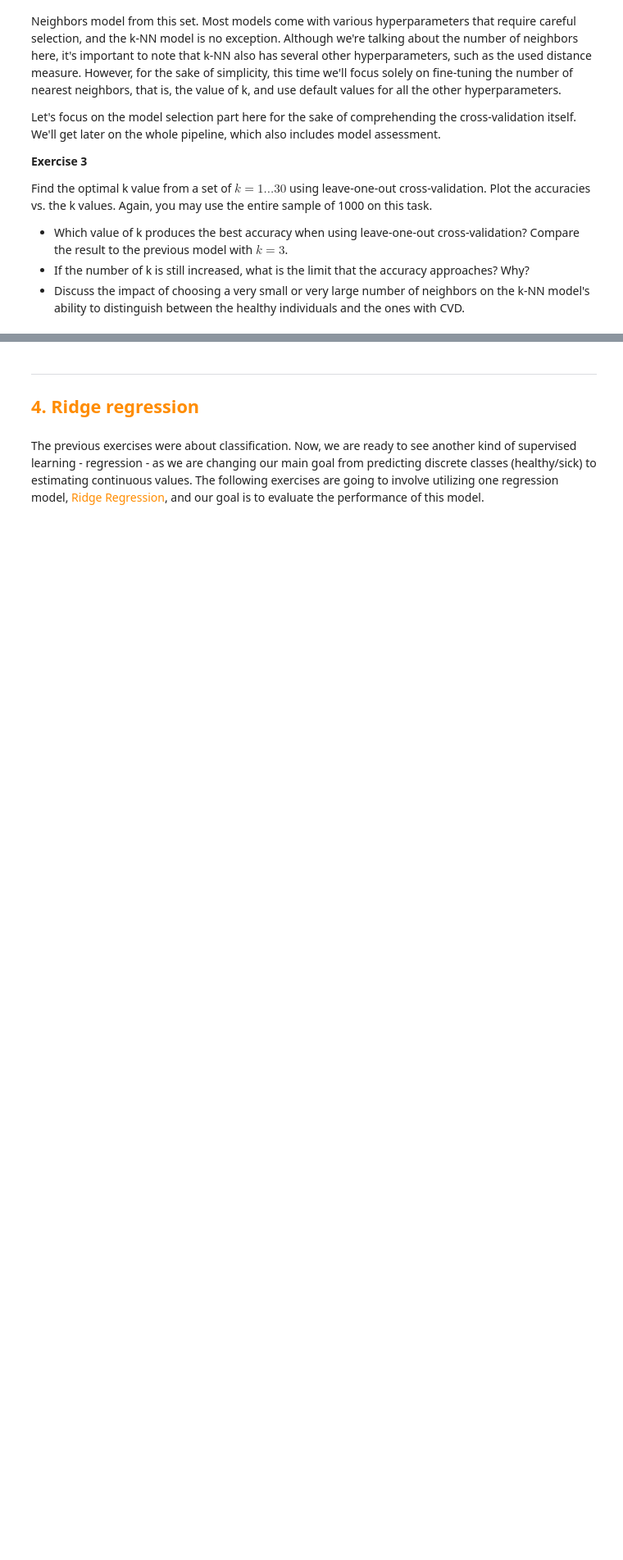
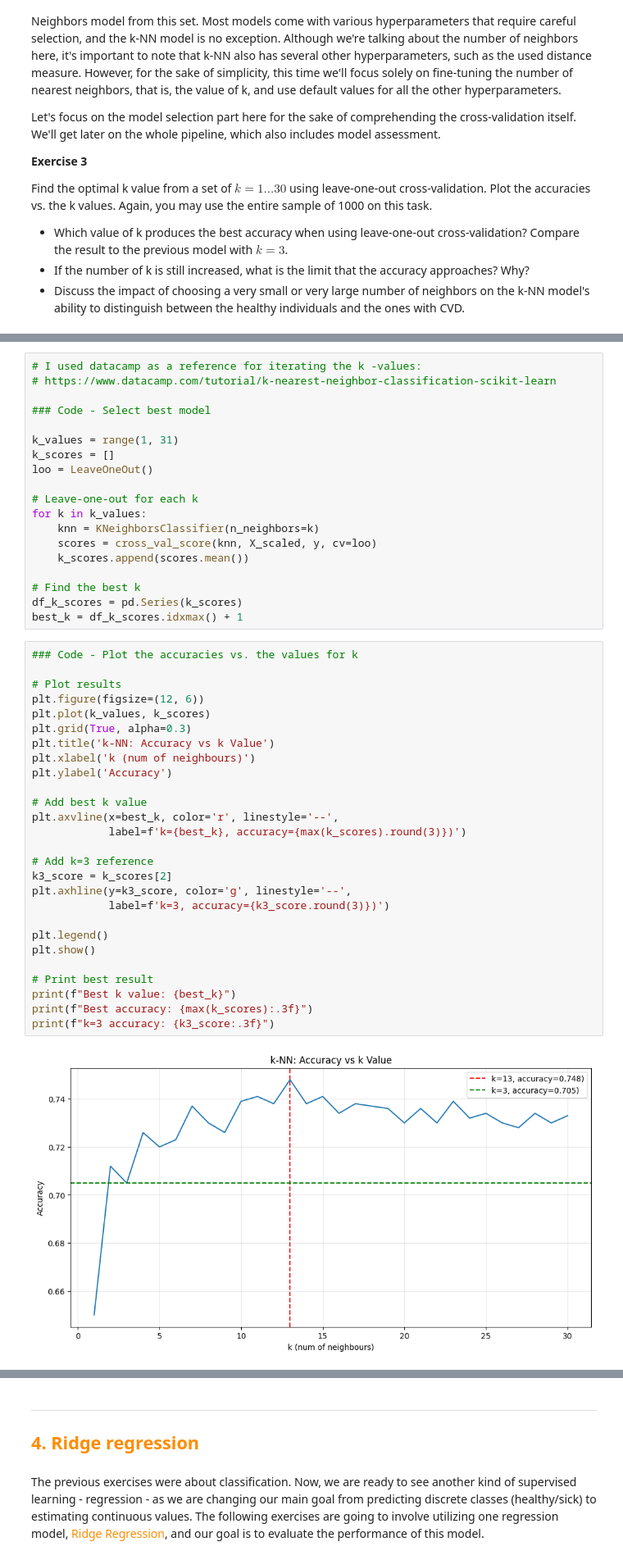
Before and after one commit to arttusamuel/dakd-2024, a Jupyter notebook: Excercise2-supervised-learning/DAKD2024_ex2_your_name_here.ipynb, the cells around one changed output, grey strips where cells are left out. Shown at 82% size. Saved outputs shown, nothing was run; the diff lists cells and outputs as text; blank space fills up the shorter version.

```diff
--- a/Excercise2-supervised-learning/DAKD2024_ex2_your_name_here.ipynb
+++ b/Excercise2-supervised-learning/DAKD2024_ex2_your_name_here.ipynb
@@ -248,0 +400,48 @@ Find the optimal k value from a set of $k=1...30$ using leave-one-out cross-vali
+# %%
+# I used datacamp as a reference for iterating the k -values:
+# https://www.datacamp.com/tutorial/k-nearest-neighbor-classification-scikit-learn
+
+### Code - Select best model
+
+k_values = range(1, 31)
+k_scores = []
+loo = LeaveOneOut()
+
+# Leave-one-out for each k
+for k in k_values:
+    knn = KNeighborsClassifier(n_neighbors=k)
+    scores = cross_val_score(knn, X_scaled, y, cv=loo)
+    k_scores.append(scores.mean())
+
+# Find the best k
+df_k_scores = pd.Series(k_scores)
+best_k = df_k_scores.idxmax() + 1
+# %%
+### Code - Plot the accuracies vs. the values for k
+
+# Plot results
+plt.figure(figsize=(12, 6))
+plt.plot(k_values, k_scores)
+plt.grid(True, alpha=0.3)
+plt.title('k-NN: Accuracy vs k Value')
+plt.xlabel('k (num of neighbours)')
+plt.ylabel('Accuracy')
+
+# Add best k value
+plt.axvline(x=best_k, color='r', linestyle='--',
+            label=f'k={best_k}, accuracy={max(k_scores).round(3)})')
+
+# Add k=3 reference
+k3_score = k_scores[2]
+plt.axhline(y=k3_score, color='g', linestyle='--',
+            label=f'k=3, accuracy={k3_score.round(3)})')
+
+plt.legend()
+plt.show()
+
+# Print best result
+print(f"Best k value: {best_k}")
+print(f"Best accuracy: {max(k_scores):.3f}")
+print(f"k=3 accuracy: {k3_score:.3f}")
+# %% [output]
+[figure, added]
```
Also changed, not shown: parts of 36 cells of this notebook, 3 other files.
